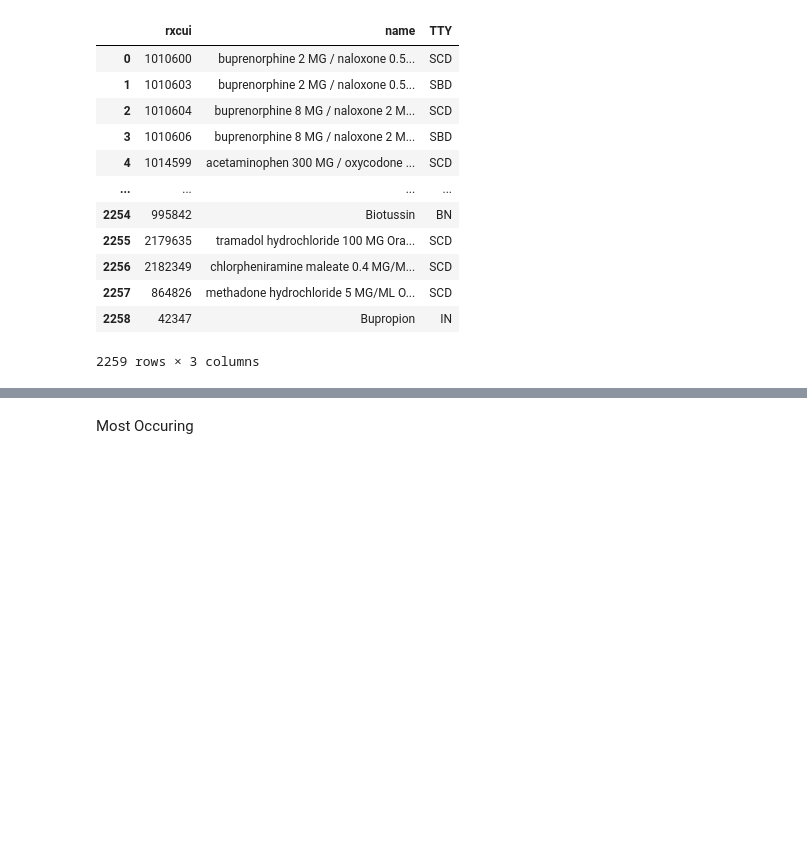
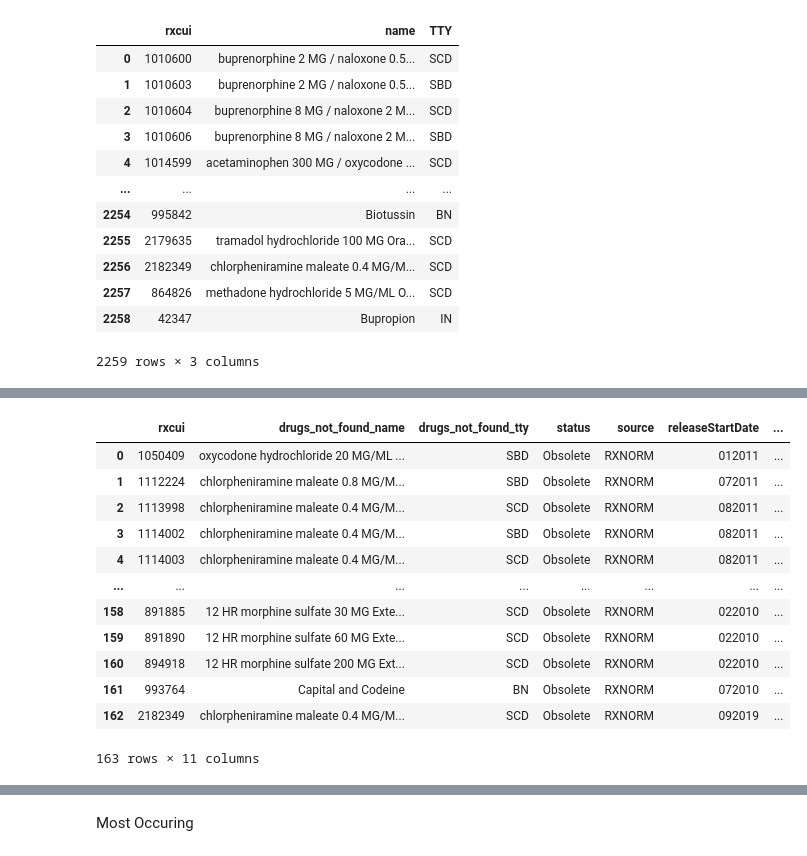
Before and after one commit to danielhmendoza01/Automatic_Code_Sets, a Jupyter notebook: Opioid_Query.ipynb, the cells around one changed output, grey strips where cells are left out. Saved outputs shown, nothing was run; the diff lists cells and outputs as text; code cells hidden in the pictures; blank space fills up the shorter version.

```diff
--- a/Opioid_Query.ipynb
+++ b/Opioid_Query.ipynb
@@ -293,5 +300,22 @@ df_not_found
 # %%
 df_active=df_not_found.loc[df_not_found['status']== 'Active'].reset_index(drop=True)
+# %%
+df_obsolete = df_not_found.loc[df_not_found['status']== 'Obsolete'].reset_index(drop=True)
+df_obsolete
+# %% [output]
+|  | rxcui | drugs_not_found_name | drugs_not_found_tty | status | source | releaseStartDate | ... |
+| 0 | 1050409 | oxycodone hydrochloride 20 MG/ML ... | SBD | Obsolete | RXNORM | 012011 | ... |
+| 1 | 1112224 | chlorpheniramine maleate 0.8 MG/M... | SBD | Obsolete | RXNORM | 072011 | ... |
+| 2 | 1113998 | chlorpheniramine maleate 0.4 MG/M... | SCD | Obsolete | RXNORM | 082011 | ... |
+| 3 | 1114002 | chlorpheniramine maleate 0.4 MG/M... | SBD | Obsolete | RXNORM | 082011 | ... |
+| 4 | 1114003 | chlorpheniramine maleate 0.4 MG/M... | SCD | Obsolete | RXNORM | 082011 | ... |
+| ... | ... | ... | ... | ... | ... | ... | ... |
+| 158 | 891885 | 12 HR morphine sulfate 30 MG Exte... | SCD | Obsolete | RXNORM | 022010 | ... |
+| 159 | 891890 | 12 HR morphine sulfate 60 MG Exte... | SCD | Obsolete | RXNORM | 022010 | ... |
+| 160 | 894918 | 12 HR morphine sulfate 200 MG Ext... | SCD | Obsolete | RXNORM | 022010 | ... |
+| 161 | 993764 | Capital and Codeine | BN | Obsolete | RXNORM | 072010 | ... |
+| 162 | 2182349 | chlorpheniramine maleate 0.4 MG/M... | SCD | Obsolete | RXNORM | 092019 | ... |
+163 rows × 11 columns
 # %%
 df_active
 # %% [output]
```
Also changed, not shown: parts of 16 cells of this notebook, 7 other files.
